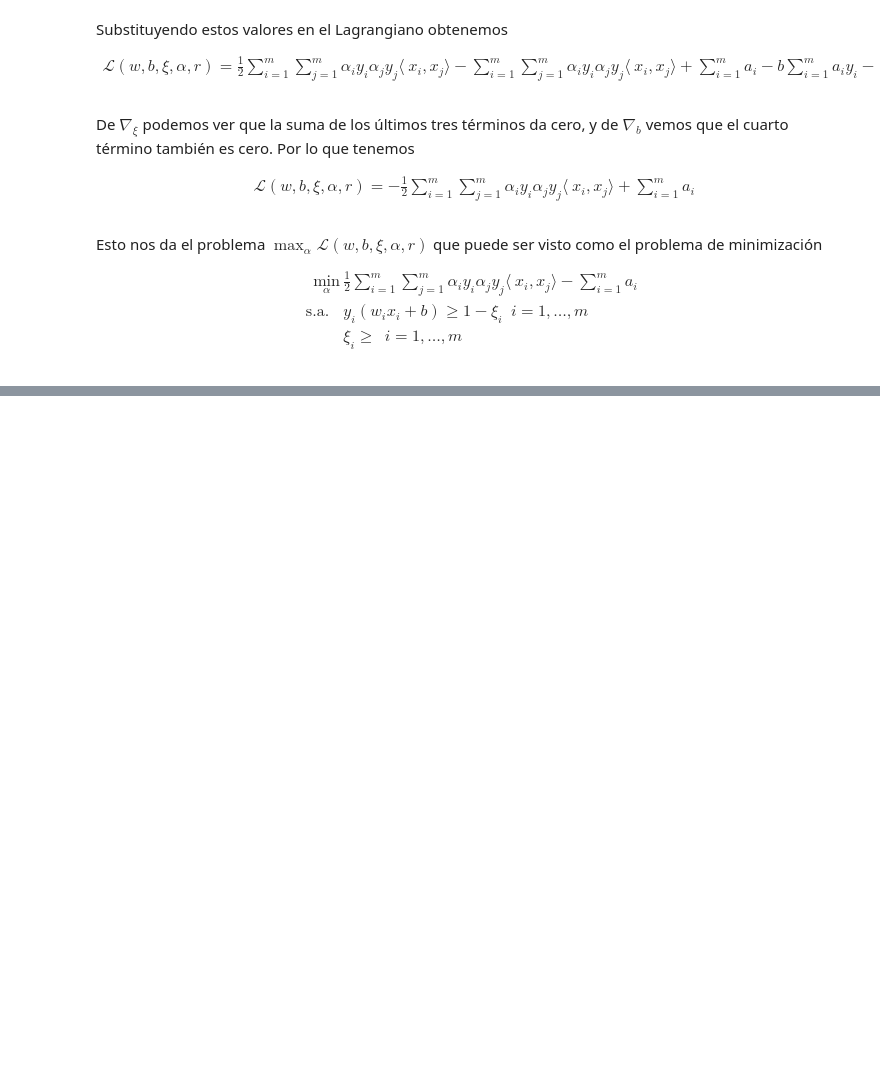
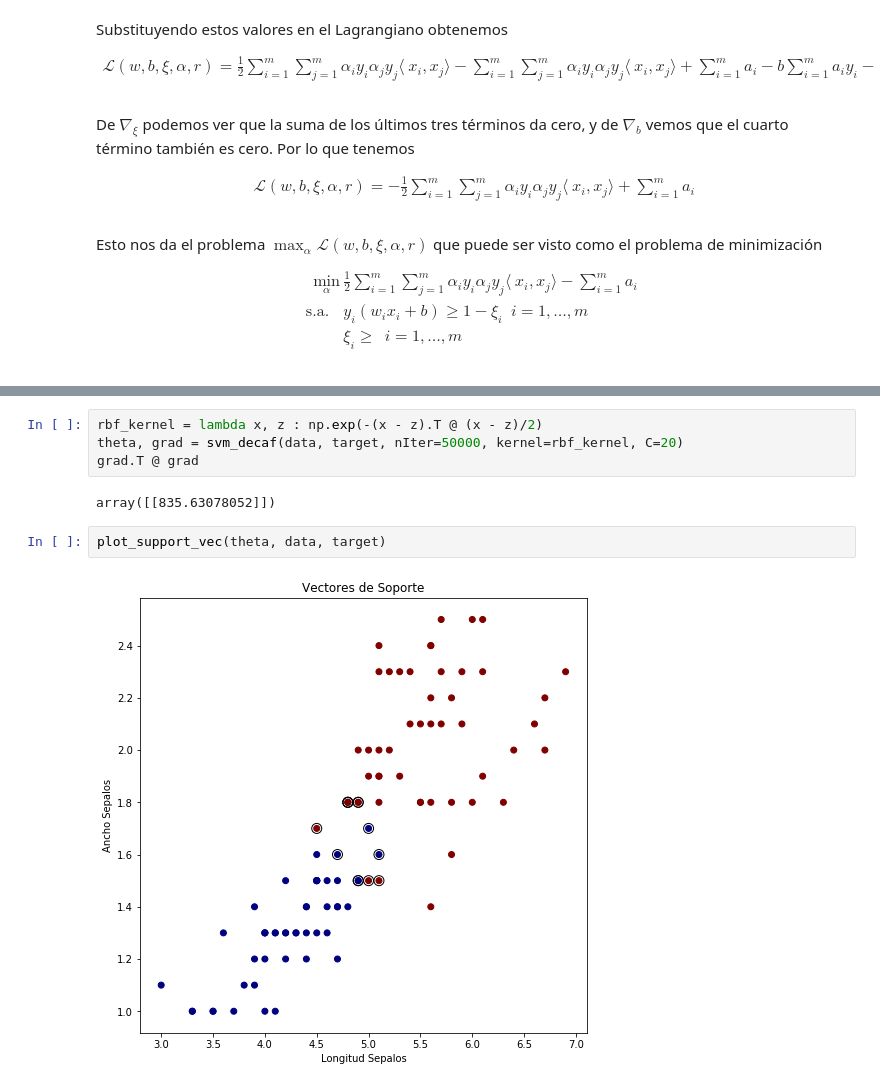
Before and after one commit to nottu/nottu-notes, a Jupyter notebook: MachineLearning/tarea_4_javier_peralta.ipynb, the cells around one changed output, grey strips where cells are left out. Cells and saved outputs as stored; diff of their text form; blank space fills up the shorter version.

Commit message:
kernel SVM with decaf-pg

```diff
--- a/MachineLearning/tarea_4_javier_peralta.ipynb
+++ b/MachineLearning/tarea_4_javier_peralta.ipynb
@@ -168,0 +222,10 @@ Y clasificamos con sgn$[\alpha^T y k(x', x_i)]$ donde $k(x', x_i) = (k(x_0, x_i)
+# %%
+rbf_kernel = lambda x, z : np.exp(-(x - z).T @ (x - z)/2)
+theta, grad = svm_decaf(data, target, nIter=50000, kernel=rbf_kernel, C=20)
+grad.T @ grad
+# %% [output]
+array([[835.63078052]])
+# %%
+plot_support_vec(theta, data, target)
+# %% [output]
+[figure, added]
```
Also changed, not shown: parts of 5 cells of this notebook.
